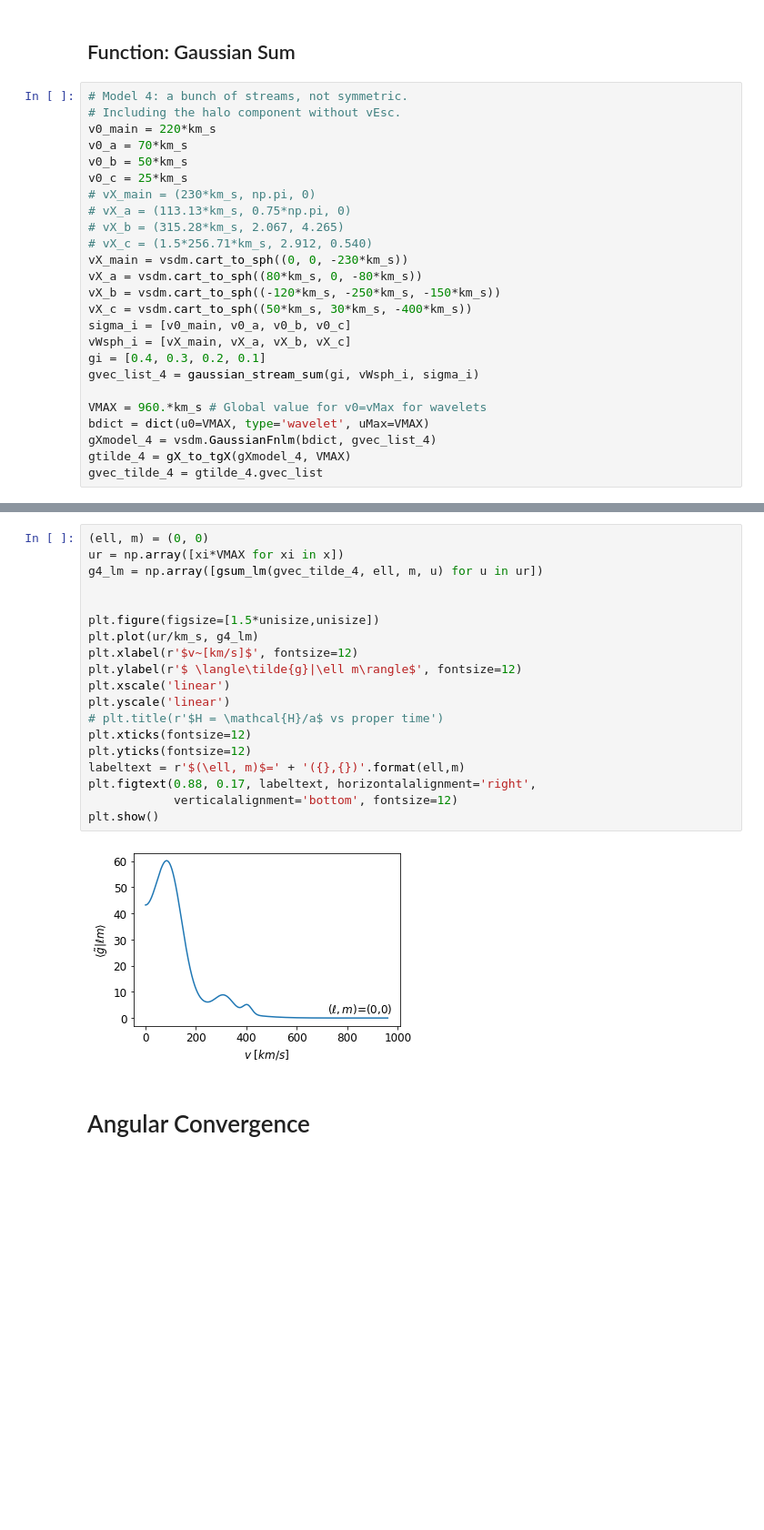
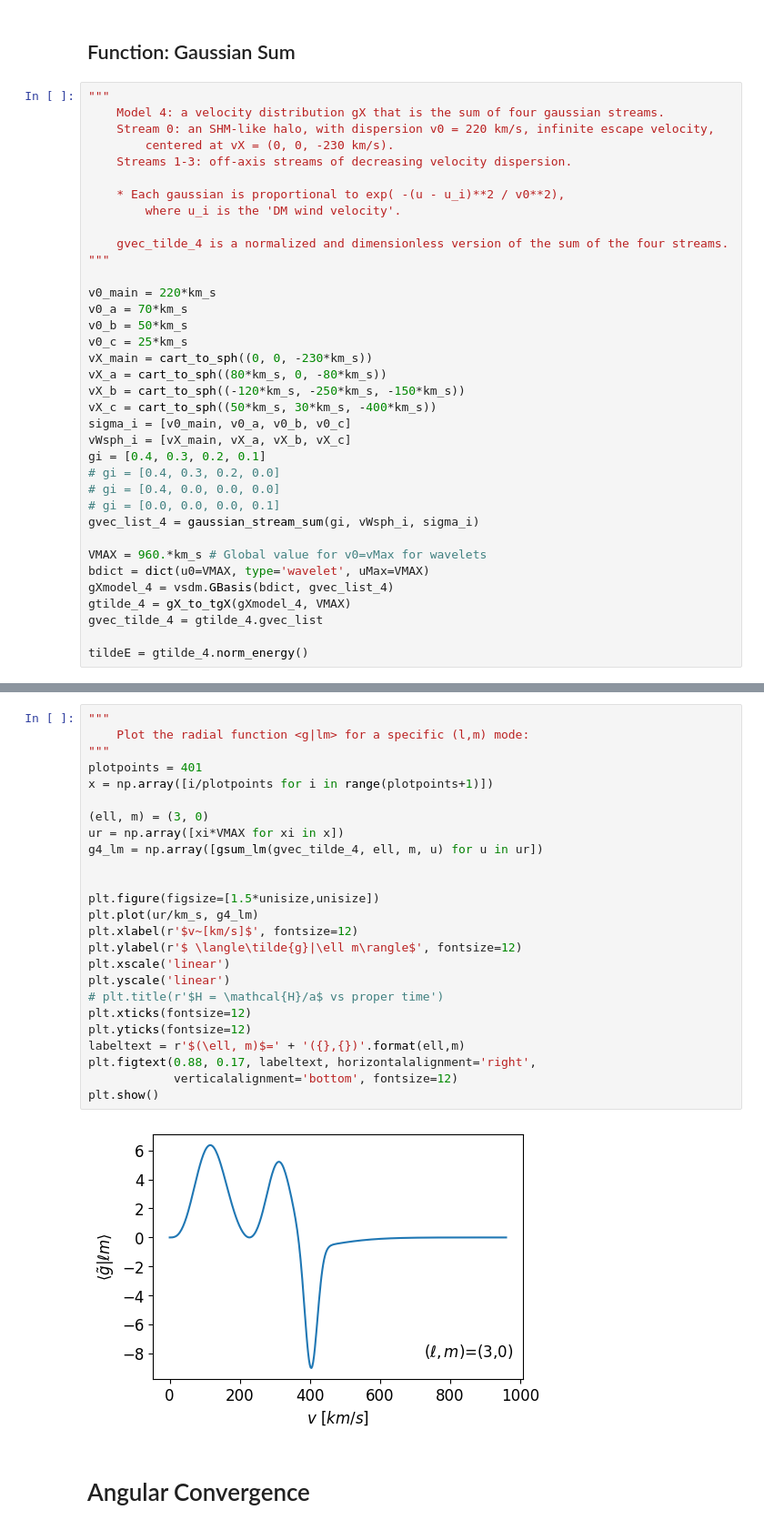
Before and after one commit to blillard/vsdm, a Jupyter notebook: tools/Plots_Angular.ipynb, the cells around one changed output, grey strips where cells are left out. Shown at 91% size. Cells and saved outputs as stored; diff of their text form; blank space fills up the shorter version.

Commit message:
Update Plots_Angular.ipynb
adding descriptions for each figure

```diff
--- a/tools/Plots_Angular.ipynb
+++ b/tools/Plots_Angular.ipynb
@@ -112,27 +81,38 @@ plt.show()
 # %% [markdown]
 ## Function: Gaussian Sum
 # %%
-# Model 4: a bunch of streams, not symmetric.
-# Including the halo component without vEsc.
+"""
+    Model 4: a velocity distribution gX that is the sum of four gaussian streams.
+    Stream 0: an SHM-like halo, with dispersion v0 = 220 km/s, infinite escape velocity,
+        centered at vX = (0, 0, -230 km/s).
+    Streams 1-3: off-axis streams of decreasing velocity dispersion.
+
+    * Each gaussian is proportional to exp( -(u - u_i)**2 / v0**2),
+        where u_i is the 'DM wind velocity'.
+
+    gvec_tilde_4 is a normalized and dimensionless version of the sum of the four streams.
+"""
+
 v0_main = 220*km_s
 v0_a = 70*km_s
 v0_b = 50*km_s
 v0_c = 25*km_s
-# vX_main = (230*km_s, np.pi, 0)
-# vX_a = (113.13*km_s, 0.75*np.pi, 0)
-# vX_b = (315.28*km_s, 2.067, 4.265)
-# vX_c = (1.5*256.71*km_s, 2.912, 0.540)
-vX_main = vsdm.cart_to_sph((0, 0, -230*km_s))
-vX_a = vsdm.cart_to_sph((80*km_s, 0, -80*km_s))
-vX_b = vsdm.cart_to_sph((-120*km_s, -250*km_s, -150*km_s))
-vX_c = vsdm.cart_to_sph((50*km_s, 30*km_s, -400*km_s))
+vX_main = cart_to_sph((0, 0, -230*km_s))
+vX_a = cart_to_sph((80*km_s, 0, -80*km_s))
+vX_b = cart_to_sph((-120*km_s, -250*km_s, -150*km_s))
+vX_c = cart_to_sph((50*km_s, 30*km_s, -400*km_s))
 sigma_i = [v0_main, v0_a, v0_b, v0_c]
 vWsph_i = [vX_main, vX_a, vX_b, vX_c]
 gi = [0.4, 0.3, 0.2, 0.1]
+# gi = [0.4, 0.3, 0.2, 0.0]
+# gi = [0.4, 0.0, 0.0, 0.0]
+# gi = [0.0, 0.0, 0.0, 0.1]
 gvec_list_4 = gaussian_stream_sum(gi, vWsph_i, sigma_i)
 
 VMAX = 960.*km_s # Global value for v0=vMax for wavelets
 bdict = dict(u0=VMAX, type='wavelet', uMax=VMAX)
-gXmodel_4 = vsdm.GaussianFnlm(bdict, gvec_list_4)
+gXmodel_4 = vsdm.GBasis(bdict, gvec_list_4)
 gtilde_4 = gX_to_tgX(gXmodel_4, VMAX)
 gvec_tilde_4 = gtilde_4.gvec_list
+
+tildeE = gtilde_4.norm_energy()
@@ -153,23 +121,29 @@ print(gtilde_4.distEnergyG()/VMAX**3)
 # %%
-(ell, m) = (0, 0)
+"""
+    Plot the radial function <g|lm> for a specific (l,m) mode:
+"""
+plotpoints = 401
+x = np.array([i/plotpoints for i in range(plotpoints+1)])
+
+(ell, m) = (3, 0)
 ur = np.array([xi*VMAX for xi in x])
 g4_lm = np.array([gsum_lm(gvec_tilde_4, ell, m, u) for u in ur])
 
 
 plt.figure(figsize=[1.5*unisize,unisize])
 plt.plot(ur/km_s, g4_lm)
 plt.xlabel(r'$v~[km/s]$', fontsize=12)
 plt.ylabel(r'$ \langle\tilde{g}|\ell m\rangle$', fontsize=12)
 plt.xscale('linear')
 plt.yscale('linear')
 # plt.title(r'$H = \mathcal{H}/a$ vs proper time')
 plt.xticks(fontsize=12)
 plt.yticks(fontsize=12)
 labeltext = r'$(\ell, m)$=' + '({},{})'.format(ell,m)
 plt.figtext(0.88, 0.17, labeltext, horizontalalignment='right',
             verticalalignment='bottom', fontsize=12)
 plt.show()
 # %% [output]
-[figure, old version]
+[figure, new version]
 # %% [markdown]
 # Angular Convergence
```
Also changed, not shown: parts of 32 cells of this notebook.
